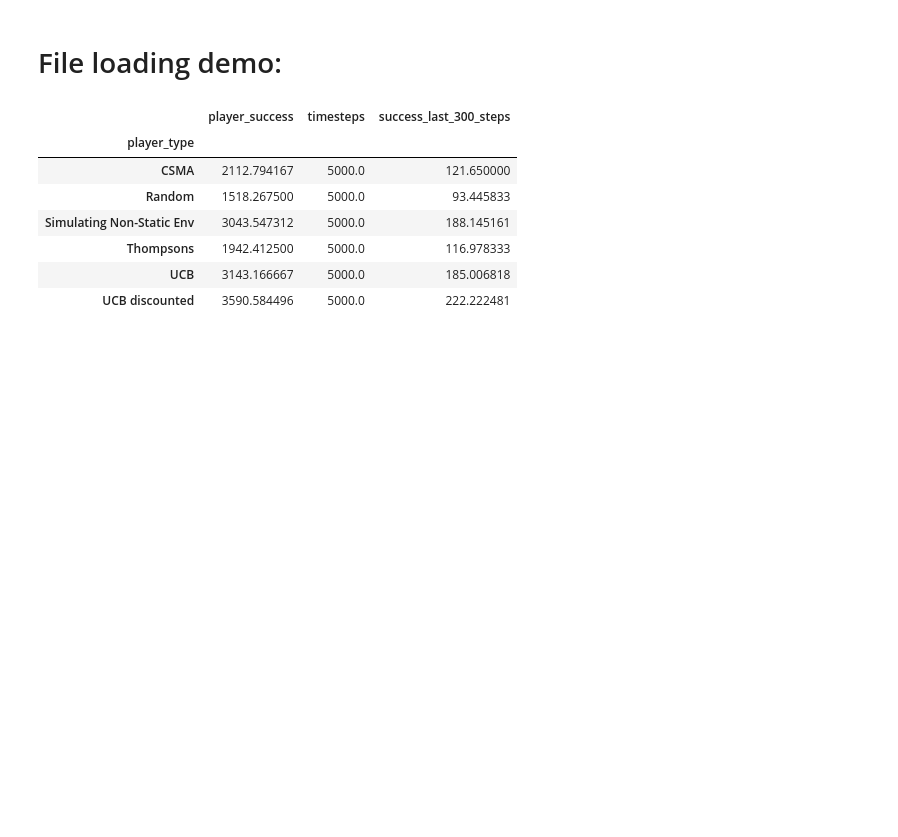
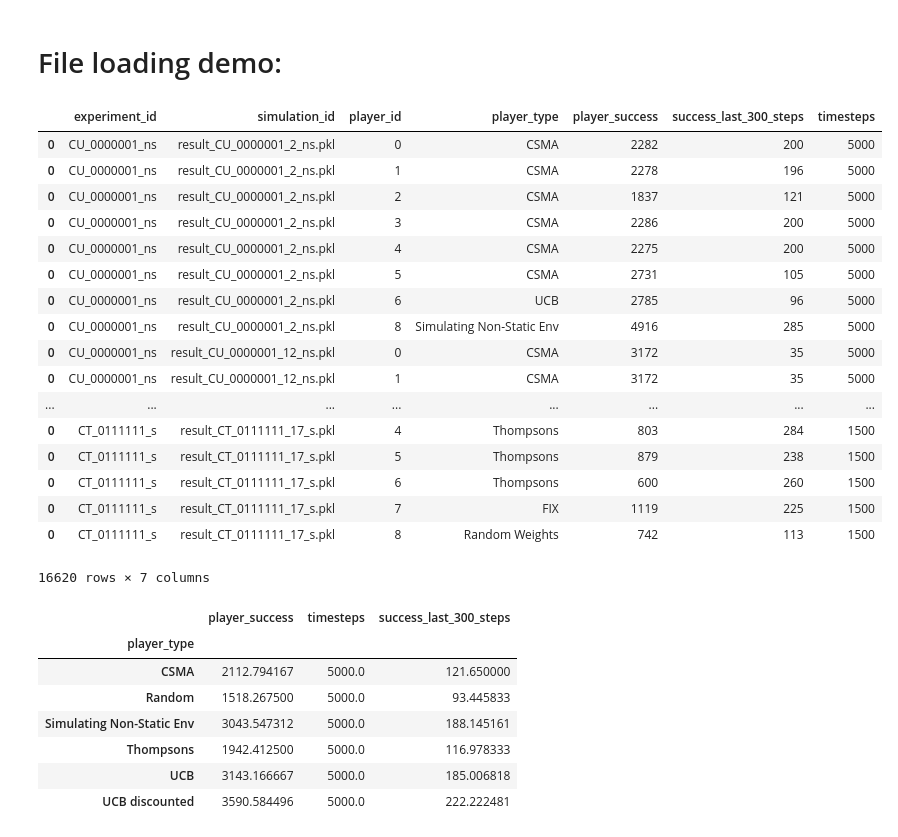
Before and after one commit to liampurvis/CollaborativeRadioNetworks, a Jupyter notebook: testing/test_saved_environment.ipynb, the cells around one changed output. Cells and saved outputs as stored; diff of their text form; code cells hidden in the pictures; blank space fills up the shorter version.

```diff
--- a/testing/test_saved_environment.ipynb
+++ b/testing/test_saved_environment.ipynb
@@ -13,19 +14,36 @@ def load_object(filename):
 # %%
 data = pd.DataFrame()
 
 for experiment in listdir("saved_environments/"):
     for simulation in listdir("saved_environments/" + experiment + "/"):
         for player in load_object("saved_environments/" + experiment + "/" + simulation):
             data = pd.concat([data, pd.DataFrame([[experiment, simulation,
                                                    player[0], player[1],
-                                                   np.sum(player[2]),np.sum(player[2][:300]),
-                                                   np.sum(player[2][1200:1500]), len(player[2])]],
+                                                   np.sum(player[2]), np.sum(player[2][1200:1500]), len(player[2])]],
                                                  columns=["experiment_id", "simulation_id",
                                                          "player_id", "player_type",
-                                                         "player_success","success_first_300_steps",
-                                                          "success_last_300_steps", "timesteps"])],
+                                                         "player_success", "success_last_300_steps", "timesteps"])],
                              axis = 0)
-data.to_pickle("raw_df.pkl")
+data
+# %% [output]
+|  | experiment_id | simulation_id | player_id | player_type | player_success | success_last_300_steps | timesteps |
+| 0 | CU_0000001_ns | result_CU_0000001_2_ns.pkl | 0 | CSMA | 2282 | 200 | 5000 |
+| 0 | CU_0000001_ns | result_CU_0000001_2_ns.pkl | 1 | CSMA | 2278 | 196 | 5000 |
+| 0 | CU_0000001_ns | result_CU_0000001_2_ns.pkl | 2 | CSMA | 1837 | 121 | 5000 |
+| 0 | CU_0000001_ns | result_CU_0000001_2_ns.pkl | 3 | CSMA | 2286 | 200 | 5000 |
+| 0 | CU_0000001_ns | result_CU_0000001_2_ns.pkl | 4 | CSMA | 2275 | 200 | 5000 |
+| 0 | CU_0000001_ns | result_CU_0000001_2_ns.pkl | 5 | CSMA | 2731 | 105 | 5000 |
+| 0 | CU_0000001_ns | result_CU_0000001_2_ns.pkl | 6 | UCB | 2785 | 96 | 5000 |
+| 0 | CU_0000001_ns | result_CU_0000001_2_ns.pkl | 8 | Simulating Non-Static Env | 4916 | 285 | 5000 |
+| 0 | CU_0000001_ns | result_CU_0000001_12_ns.pkl | 0 | CSMA | 3172 | 35 | 5000 |
+| 0 | CU_0000001_ns | result_CU_0000001_12_ns.pkl | 1 | CSMA | 3172 | 35 | 5000 |
+| ... | ... | ... | ... | ... | ... | ... | ... |
+| 0 | CT_0111111_s | result_CT_0111111_17_s.pkl | 4 | Thompsons | 803 | 284 | 1500 |
+| 0 | CT_0111111_s | result_CT_0111111_17_s.pkl | 5 | Thompsons | 879 | 238 | 1500 |
+| 0 | CT_0111111_s | result_CT_0111111_17_s.pkl | 6 | Thompsons | 600 | 260 | 1500 |
+| 0 | CT_0111111_s | result_CT_0111111_17_s.pkl | 7 | FIX | 1119 | 225 | 1500 |
+| 0 | CT_0111111_s | result_CT_0111111_17_s.pkl | 8 | Random Weights | 742 | 113 | 1500 |
+16620 rows × 7 columns
 # %%
 """plt.hist(data.player_success[(data.player_type == "UCB") &
                              (data.experiment_id.str.contains('UT'))]/data.timesteps[(data.player_type == "UCB") &
```
Also changed, not shown: parts of 5 cells of this notebook, 11 other files.
